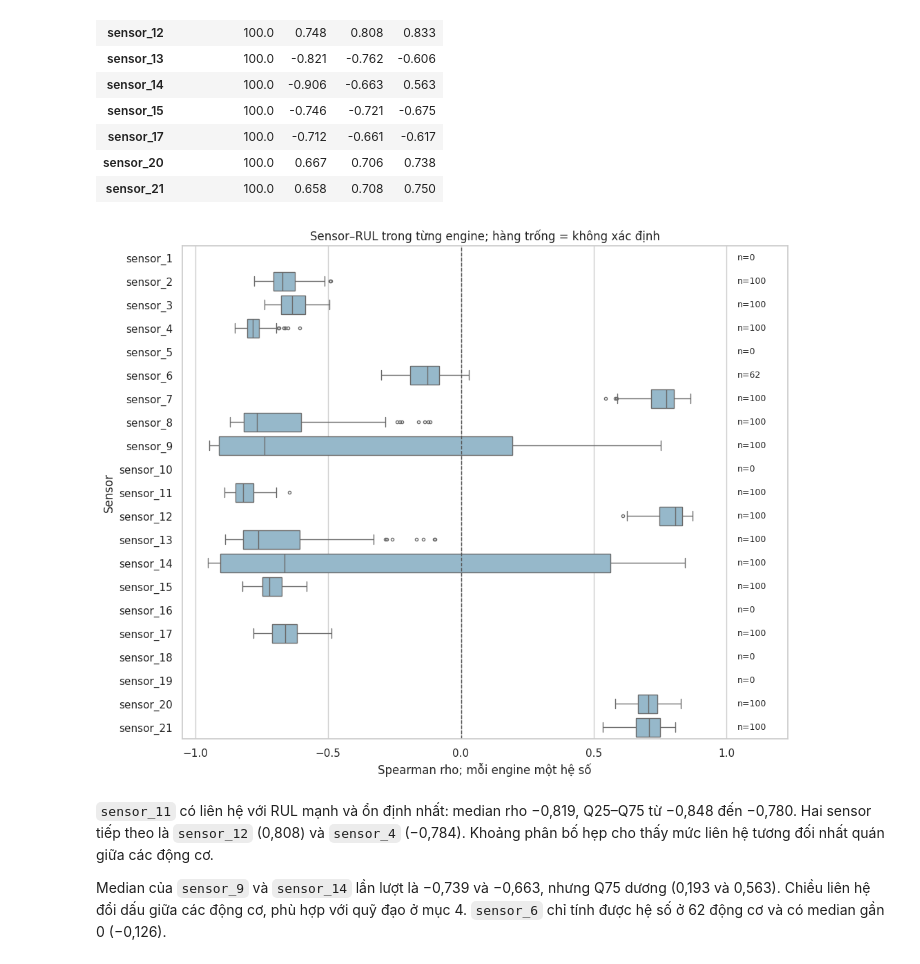
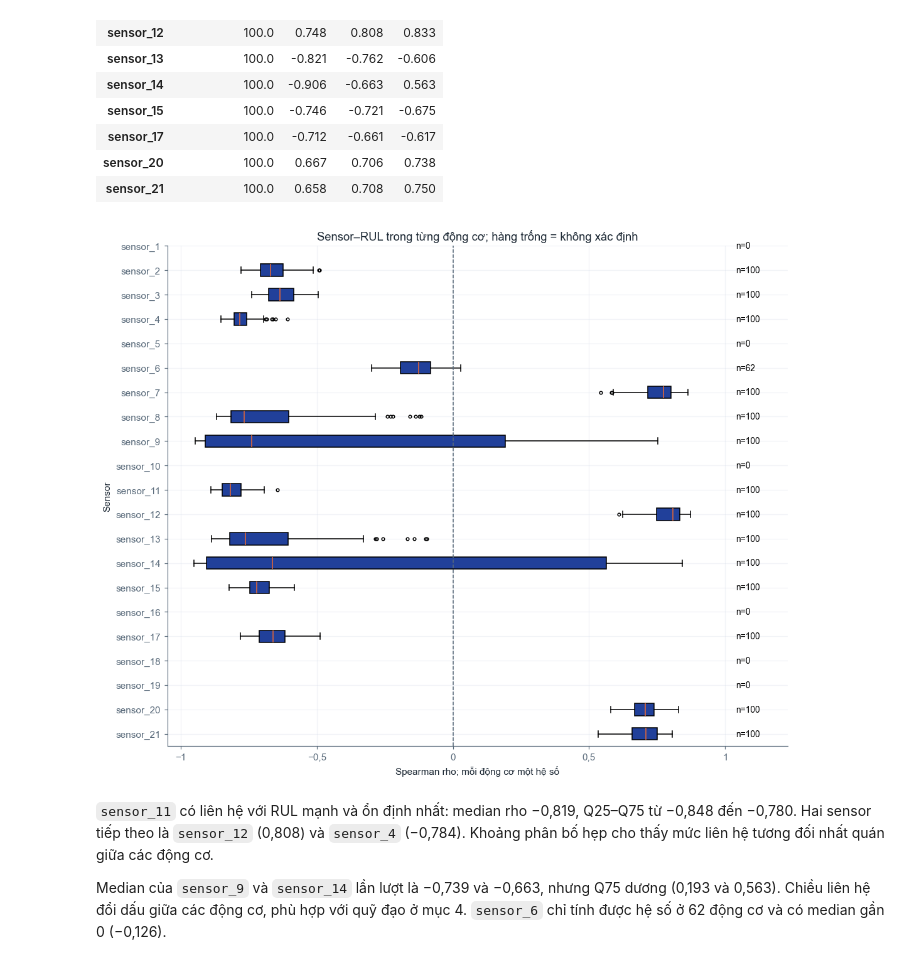
Before and after one commit to ti014/tinasa-cmapss-rul-prediction, a Jupyter notebook: notebooks/01_fd001_eda.ipynb, the cells around one changed output. Cells and saved outputs as stored; diff of their text form; code cells hidden in the pictures.

```diff
--- a/notebooks/01_fd001_eda.ipynb
+++ b/notebooks/01_fd001_eda.ipynb
@@ -67,6 +66,7 @@ def save_table(table, filename):
 
 
 def show_figure(fig, filename, show=True):
+    style_figure(fig)
     fig.savefig(FIGURES / filename, dpi=150, bbox_inches="tight", facecolor="white")
     if show:
         display(fig)
@@ -228,7 +229,7 @@ phù hợp với một điều kiện vận hành của FD001.
 # %%
 fig, axes = plt.subplots(1, 3, figsize=(13, 3.8), layout="constrained")
 for ax, setting in zip(axes, SETTINGS):
-    ax.hist(train[setting], bins=20, color="#2878a5", edgecolor="white")
+    ax.hist(train[setting], bins=20, color=COLORS["blue"], edgecolor="white")
     ax.set(title=setting, xlabel="Giá trị gốc", ylabel="Số observations")
     ax.ticklabel_format(style="plain", useOffset=False, axis="x")
     ax.locator_params(axis="x", nbins=3)
@@ -242,7 +243,7 @@ không so sánh trực tiếp độ lớn giữa các sensor có đơn vị khá
 # %%
 fig, axes = plt.subplots(2, 2, figsize=(9, 5.5), layout="constrained")
 for ax, sensor in zip(axes.flat, ["sensor_9", "sensor_11", "sensor_12", "sensor_14"]):
-    ax.hist(train[sensor], bins=20, color="#2878a5", edgecolor="white")
+    ax.hist(train[sensor], bins=20, color=COLORS["blue"], edgecolor="white")
     ax.set(title=sensor, xlabel="Giá trị gốc", ylabel="Số observations")
     ax.ticklabel_format(style="plain", useOffset=False, axis="x")
 show_figure(fig, "selected_sensor_distributions.png")
@@ -277,7 +278,7 @@ cho chính thời điểm 100.
 examples = select_example_engines(lifetimes)
 save_table(examples, "example_engines.csv")
 example_ids = examples.engine_id.drop_duplicates().tolist()
-colors = sns.color_palette("colorblind", n_colors=len(example_ids))
+colors = list(COLORS.values())[:len(example_ids)]
 examples
 # %% [output]
 |  | quantile | target_lifetime | engine_id | last_cycle |
@@ -366,18 +373,23 @@ correlation_summary[["defined_engines", "q25", "median", "q75"]].dropna().round(
 # %%
 fig, ax = plt.subplots(figsize=(10, 8), layout="constrained")
 valid_correlations = correlations[correlations.defined]
-sns.boxplot(valid_correlations, x="rho", y="sensor", order=list(SENSORS),
-            color="#8dbbd3", ax=ax, fliersize=3)
-ax.axvline(0, color="#555555", linewidth=1, linestyle="--")
 for position, sensor in enumerate(SENSORS):
+    values = valid_correlations.loc[valid_correlations.sensor.eq(sensor), "rho"]
+    if len(values):
+        ax.boxplot(values, positions=[position], vert=False, widths=0.5,
+                   patch_artist=True, boxprops={"facecolor": COLORS["blue"]},
+                   flierprops={"markersize": 3})
     count = int(correlation_summary.loc[sensor, "defined_engines"])
     ax.text(1.04, position, f"n={count}", va="center", fontsize=9)
-ax.set(xlim=(-1.05, 1.23), xticks=[-1, -0.5, 0, 0.5, 1],
-       xlabel="Spearman rho; mỗi engine một hệ số", ylabel="Sensor",
-       title="Sensor–RUL trong từng engine; hàng trống = không xác định")
+ax.axvline(0, color=COLORS["muted"], linewidth=1, linestyle="--")
+ax.set(yticks=range(len(SENSORS)), yticklabels=SENSORS,
+       xlim=(-1.05, 1.23), xticks=[-1, -0.5, 0, 0.5, 1],
+       xlabel="Spearman rho; mỗi động cơ một hệ số", ylabel="Sensor",
+       title="Sensor–RUL trong từng động cơ; hàng trống = không xác định")
+ax.invert_yaxis()
 show_figure(fig, "sensor_rul_by_engine.png")
 # %% [output]
-[figure, old version]
+[figure, new version]
 # %% [markdown]
 `sensor_11` có liên hệ với RUL mạnh và ổn định nhất: median rho −0,819, Q25–Q75 từ −0,848 đến −0,780.
 Hai sensor tiếp theo là `sensor_12` (0,808) và `sensor_4` (−0,784). Khoảng phân bố hẹp cho thấy
```
Also changed, not shown: parts of 11 cells of this notebook, 17 other files.
